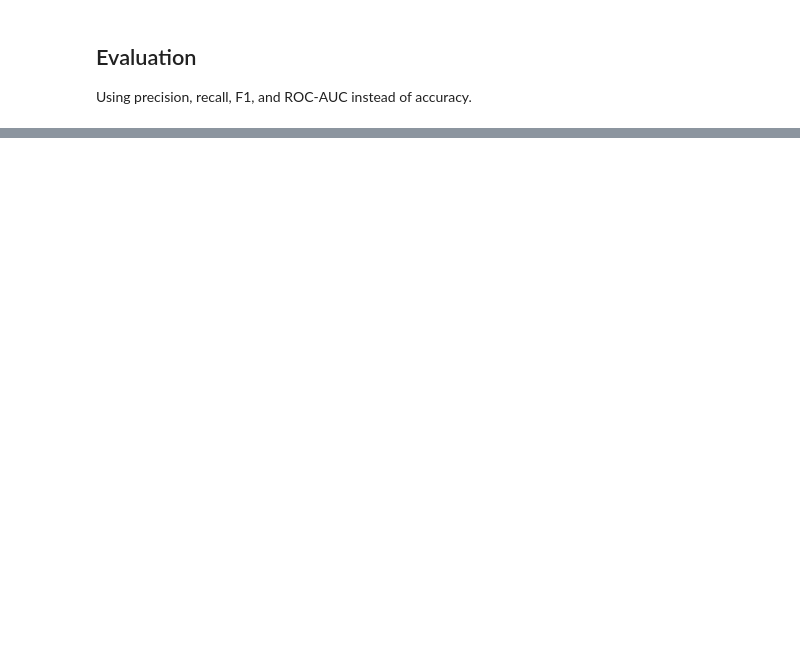
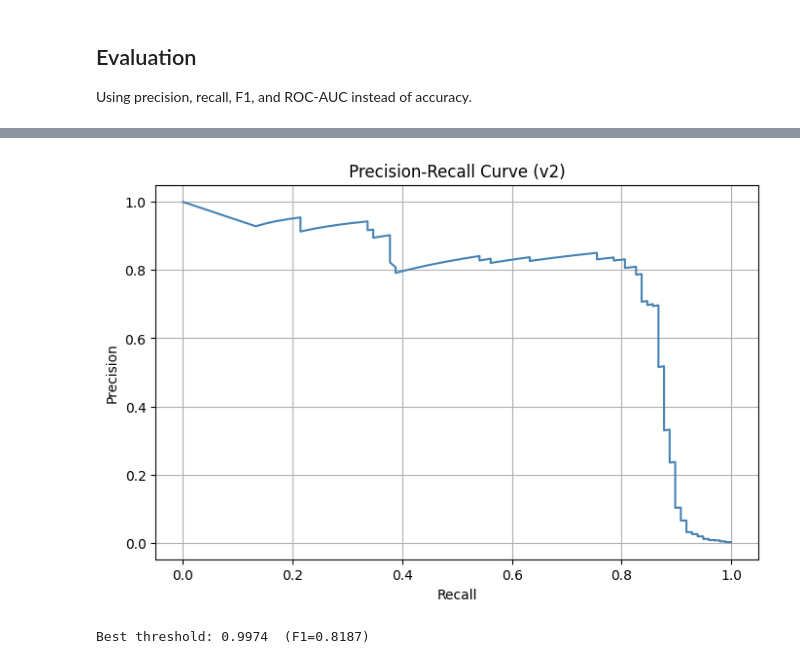
Before and after one commit to KyleOkura/FraudDetection, a Jupyter notebook: fraud.ipynb, the cells around one changed output, grey strips where cells are left out. Saved outputs shown, nothing was run; the diff lists cells and outputs as text; code cells hidden in the pictures; blank space fills up the shorter version.

```diff
--- a/fraud.ipynb
+++ b/fraud.ipynb
@@ -213,0 +331,27 @@ ROC-AUC: 0.9807
+# %%
+#AI Generated Cell
+
+model_v2.eval()
+with torch.no_grad():
+    logits_v2 = model_v2(X_test_t)
+    probs_v2  = torch.sigmoid(logits_v2).squeeze().numpy()
+
+# Plot precision-recall curve
+precision_vals, recall_vals, thresholds = precision_recall_curve(y_test, probs_v2)
+
+plt.figure(figsize=(8, 5))
+plt.plot(recall_vals, precision_vals, color='steelblue')
+plt.xlabel('Recall')
+plt.ylabel('Precision')
+plt.title('Precision-Recall Curve (v2)')
+plt.grid(True)
+plt.show()
+
+# Find threshold that maximises fraud F1
+f1_scores = 2 * (precision_vals[:-1] * recall_vals[:-1]) / (precision_vals[:-1] + recall_vals[:-1] + 1e-8)
+best_threshold_id = np.argmax(f1_scores)
+best_threshold = thresholds[best_threshold_id]
+print(f"Best threshold: {best_threshold:.4f}  (F1={f1_scores[best_threshold_id]:.4f})")
+# %% [output]
+[figure, added]
+Best threshold: 0.9974  (F1=0.8187)
```
Also changed, not shown: parts of 20 cells of this notebook, 1 other file.
